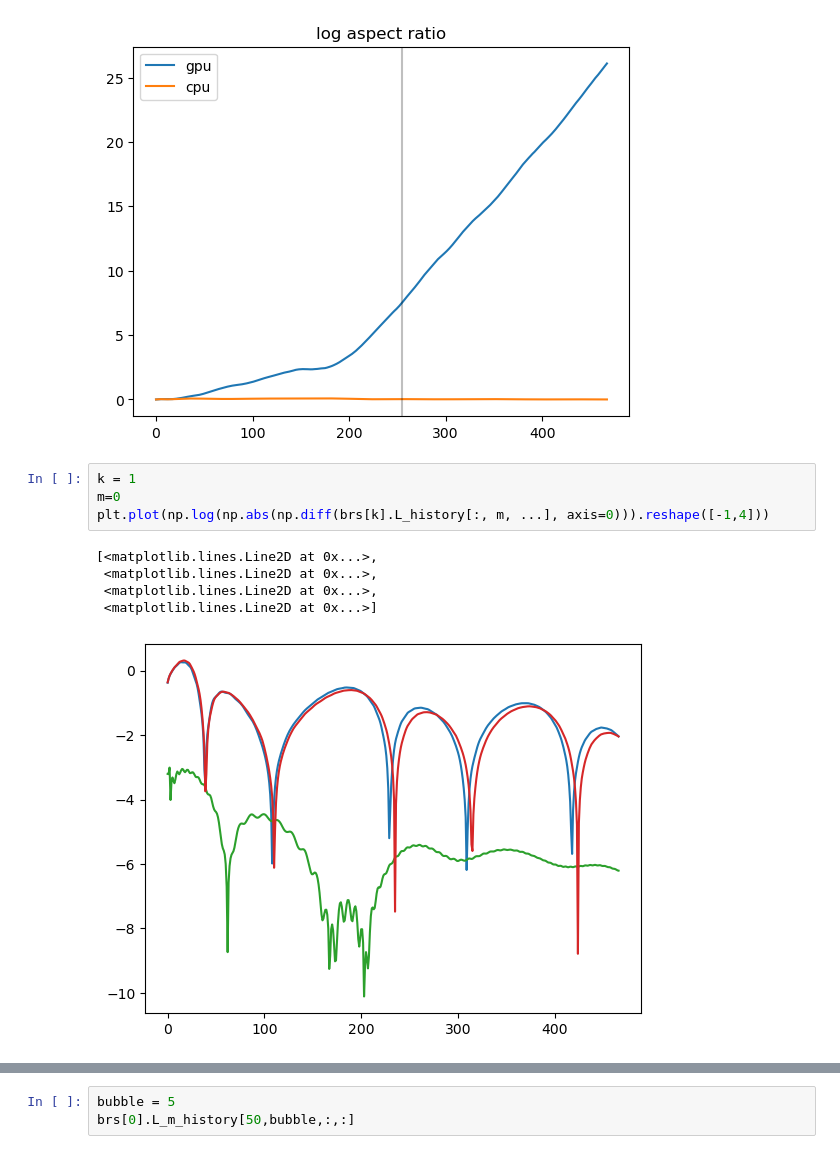
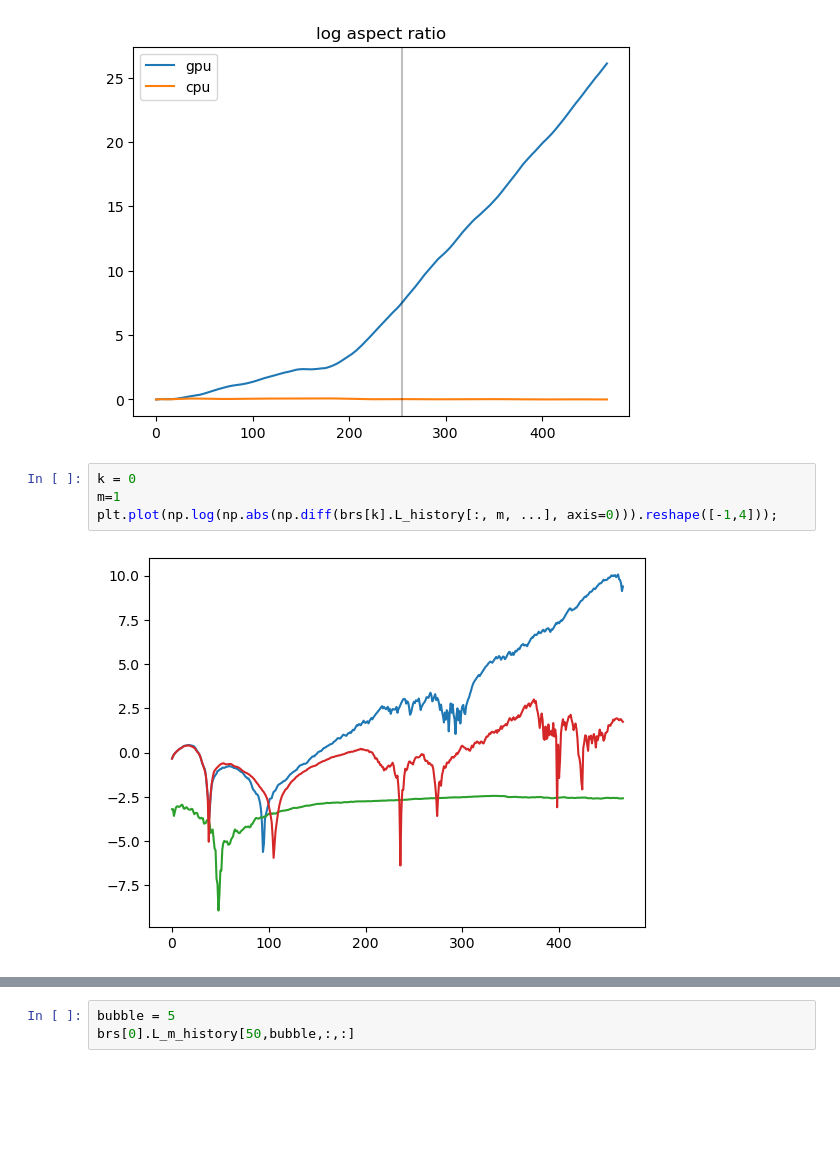
Before and after one commit to draeloslab/AdaptiveLatents, a Jupyter notebook: scripts/debug jax/run_example.ipynb, the cells around one changed output, grey strips where cells are left out. Drawn from its saved outputs; the diff is of its cells as text; blank space fills up the shorter version.

```diff
--- a/scripts/debug jax/run_example.ipynb
+++ b/scripts/debug jax/run_example.ipynb
@@ -336,13 +336,9 @@ ax.axvline(first_divergence_index, color='k', alpha=.25);
 7.531272
 [figure]
 # %%
-k = 1
-m=0
-plt.plot(np.log(np.abs(np.diff(brs[k].L_history[:, m, ...], axis=0))).reshape([-1,4]))
+k = 0
+m=1
+plt.plot(np.log(np.abs(np.diff(brs[k].L_history[:, m, ...], axis=0))).reshape([-1,4]));
 # %% [output]
-[<matplotlib.lines.Line2D at 0x...>,
- <matplotlib.lines.Line2D at 0x...>,
- <matplotlib.lines.Line2D at 0x...>,
- <matplotlib.lines.Line2D at 0x...>]
-[figure, old version]
+[figure, new version]
 # %%
```
Also changed, not shown: parts of 2 cells of this notebook, 25 other files.
